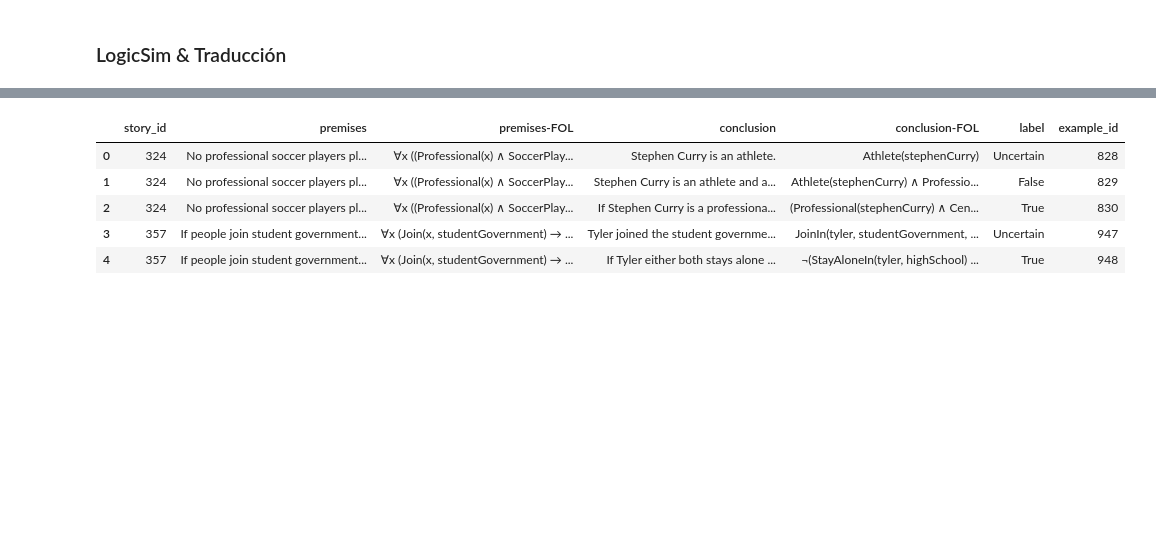
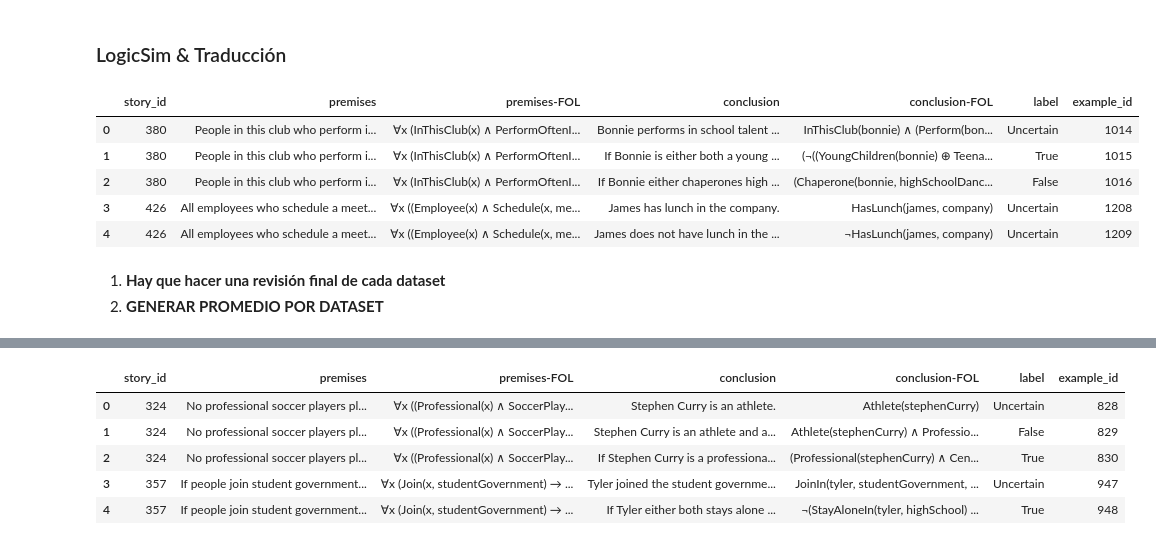
Before and after one commit to Kurocaguama/Kurosagol, a Jupyter notebook: Ongoing/NM Translation.ipynb, the cells around one changed output, grey strips where cells are left out. Saved outputs shown, nothing was run; the diff lists cells and outputs as text; code cells hidden in the pictures; blank space fills up the shorter version.

```diff
--- a/Ongoing/NM Translation.ipynb
+++ b/Ongoing/NM Translation.ipynb
@@ -335,3 +335,17 @@ def logic_sim_plus_individual(llm_ans, folio_ans):
 
     logicsim_plus = dif_preds + tot_aps_preds + dif_const + tot_aps_const + dif_logops + tot_aps_logops + dif_premises
     return logicsim_plus
+# %%
+# Cluster de Helena. Bendita sea la doctora en verdad.
+os.environ['PROVER9'] = '/media/discoexterno/francisco/Prover9/bin'
+
+current = pd.read_csv('/media/discoexterno/francisco/Kurosagol/Ongoing/baseline_datasets/validation/filtered/TRANS_DeepSeek-R1-0528-Qwen3-8B.csv')
+current = current.drop(columns = ["Unnamed: 0"])
+folio = pd.read_json('/media/discoexterno/francisco/Kurosagol/FOLIO/FOLIO/folio_validation.jsonl', lines = True)
+# %% [output]
+|  | story_id | premises | premises-FOL | conclusion | conclusion-FOL | label | example_id |
+| 0 | 380 | People in this club who perform i... | ∀x (InThisClub(x) ∧ PerformOftenI... | Bonnie performs in school talent ... | InThisClub(bonnie) ∧ (Perform(bon... | Uncertain | 1014 |
+| 1 | 380 | People in this club who perform i... | ∀x (InThisClub(x) ∧ PerformOftenI... | If Bonnie is either both a young ... | (¬((YoungChildren(bonnie) ⊕ Teena... | True | 1015 |
+| 2 | 380 | People in this club who perform i... | ∀x (InThisClub(x) ∧ PerformOftenI... | If Bonnie either chaperones high ... | (Chaperone(bonnie, highSchoolDanc... | False | 1016 |
+| 3 | 426 | All employees who schedule a meet... | ∀x ((Employee(x) ∧ Schedule(x, me... | James has lunch in the company. | HasLunch(james, company) | Uncertain | 1208 |
+| 4 | 426 | All employees who schedule a meet... | ∀x ((Employee(x) ∧ Schedule(x, me... | James does not have lunch in the ... | ¬HasLunch(james, company) | Uncertain | 1209 |
@@ -337,0 +356,3 @@ def logic_sim_plus_individual(llm_ans, folio_ans):
+# %% [markdown]
+1. **Hay que hacer una revisión final de cada dataset**
+2. **GENERAR PROMEDIO POR DATASET**
```
Also changed, not shown: parts of 3 cells of this notebook.
